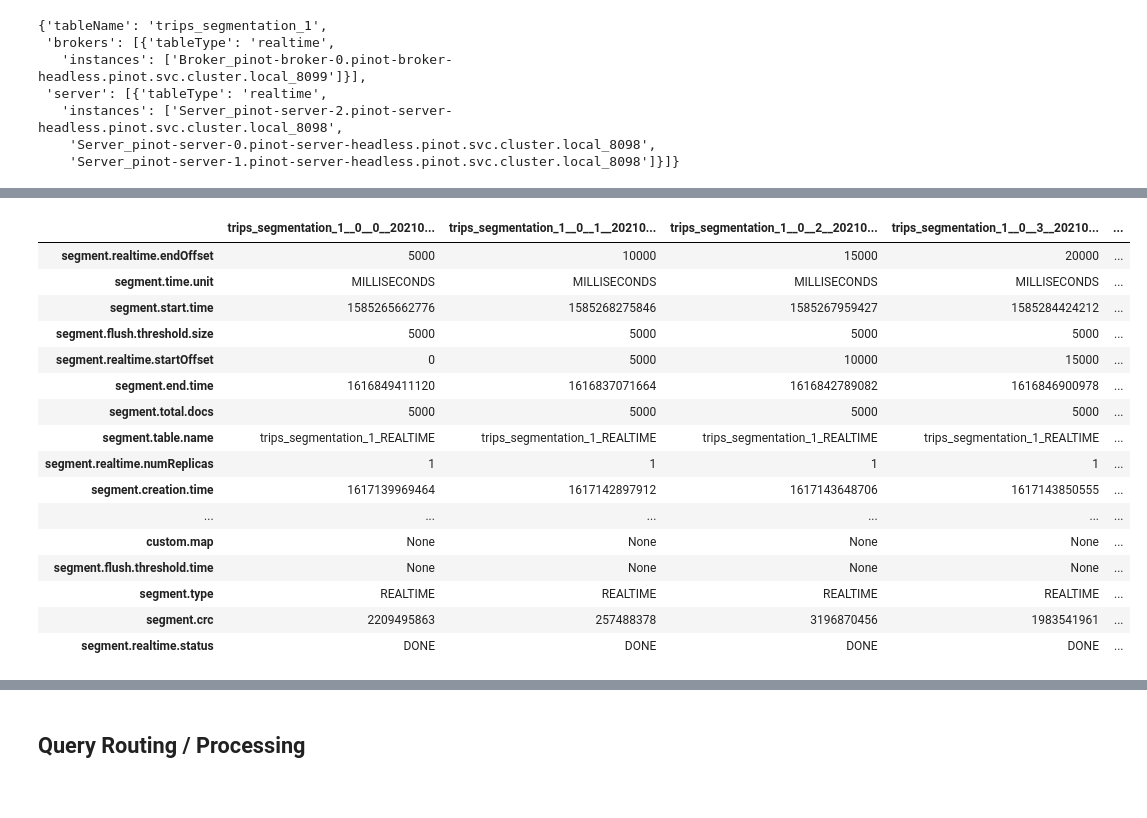
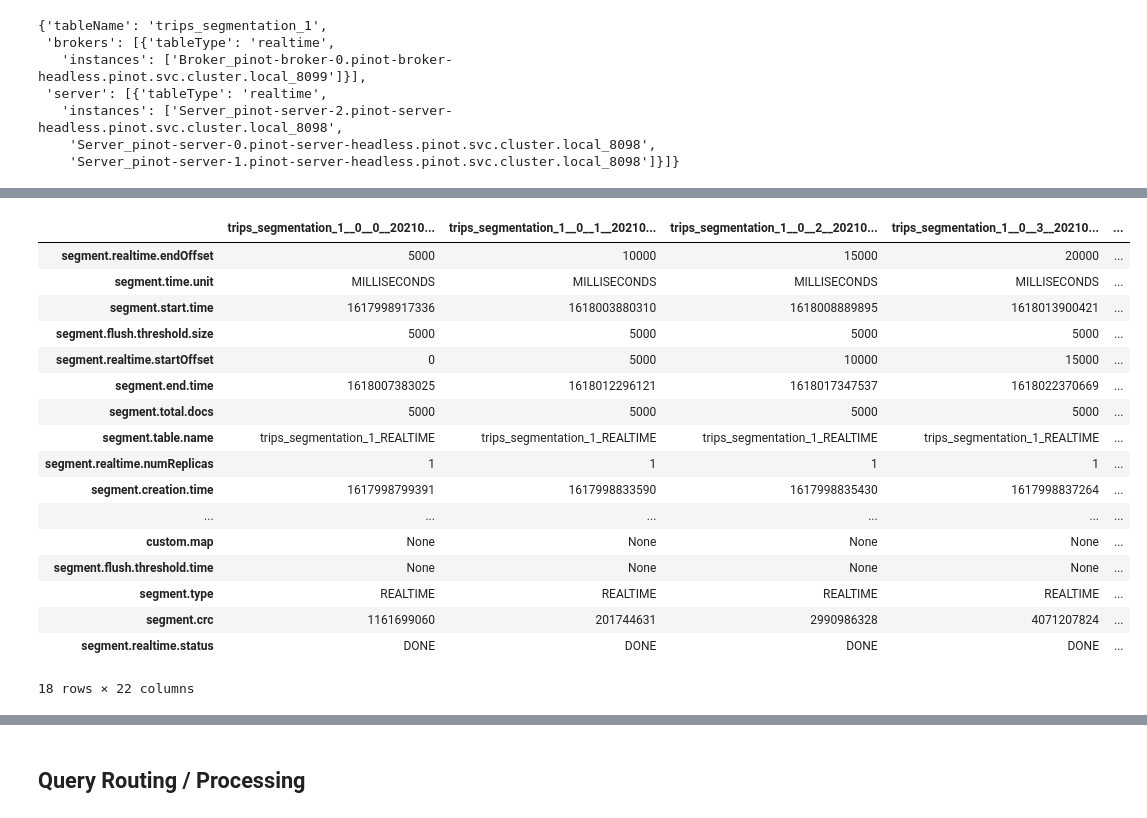
Before and after one commit to timebertt/adm-pinot, a Jupyter notebook: Segmentation.ipynb, the cells around one changed output, grey strips where cells are left out. Cells and saved outputs as stored; diff of their text form; code cells hidden in the pictures.

```diff
--- a/Segmentation.ipynb
+++ b/Segmentation.ipynb
@@ -109,5 +129,6 @@ requests.get('http://pinot-controller.pinot:9000/tables/trips_segmentation_1/ins
 # %%
 response = requests.get('http://pinot-controller.pinot:9000/segments/trips_segmentation_1').json()
-segments = response[0]['REALTIME']
-pd.DataFrame(segments, columns=['Segment Name'])
+segments_1 = response[0]['REALTIME']
+sort_by_ascending_ordinal(segments_1)
+pd.DataFrame(segments_1, columns=['trips_segmentation_1'])
 # %% [output]
@@ -124,26 +170,27 @@ pd.DataFrame(segments, columns=['Segment Name'])
 # %%
-segment_metadata = {}
+segment_metadata_1 = {}
 
-for segment in segments:
-    segment_metadata[segment] = requests.get(f'http://pinot-controller.pinot:9000/segments/trips_segmentation_1/{segment}/metadata').json()
+for segment in segments_1:
+    segment_metadata_1[segment] = requests.get(f'http://pinot-controller.pinot:9000/segments/trips_segmentation_1/{segment}/metadata').json()
 
-pd.DataFrame(segment_metadata)
+pd.DataFrame(segment_metadata_1)
 # %% [output]
 |  | trips_segmentation_1__0__0__20210... | trips_segmentation_1__0__1__20210... | trips_segmentation_1__0__2__20210... | trips_segmentation_1__0__3__20210... | ... |
 | segment.realtime.endOffset | 5000 | 10000 | 15000 | 20000 | ... |
 | segment.time.unit | MILLISECONDS | MILLISECONDS | MILLISECONDS | MILLISECONDS | ... |
-| segment.start.time | 1585265662776 | 1585268275846 | 1585267959427 | 1585284424212 | ... |
+| segment.start.time | 1617998917336 | 1618003880310 | 1618008889895 | 1618013900421 | ... |
 | segment.flush.threshold.size | 5000 | 5000 | 5000 | 5000 | ... |
 | segment.realtime.startOffset | 0 | 5000 | 10000 | 15000 | ... |
-| segment.end.time | 1616849411120 | 1616837071664 | 1616842789082 | 1616846900978 | ... |
+| segment.end.time | 1618007383025 | 1618012296121 | 1618017347537 | 1618022370669 | ... |
 | segment.total.docs | 5000 | 5000 | 5000 | 5000 | ... |
 | segment.table.name | trips_segmentation_1_REALTIME | trips_segmentation_1_REALTIME | trips_segmentation_1_REALTIME | trips_segmentation_1_REALTIME | ... |
 | segment.realtime.numReplicas | 1 | 1 | 1 | 1 | ... |
-| segment.creation.time | 1617139969464 | 1617142897912 | 1617143648706 | 1617143850555 | ... |
+| segment.creation.time | 1617998799391 | 1617998833590 | 1617998835430 | 1617998837264 | ... |
 | ... | ... | ... | ... | ... | ... |
 | custom.map | None | None | None | None | ... |
 | segment.flush.threshold.time | None | None | None | None | ... |
 | segment.type | REALTIME | REALTIME | REALTIME | REALTIME | ... |
-| segment.crc | 2209495863 | 257488378 | 3196870456 | 1983541961 | ... |
+| segment.crc | 1161699060 | 201744631 | 2990986328 | 4071207824 | ... |
 | segment.realtime.status | DONE | DONE | DONE | DONE | ... |
+18 rows × 22 columns
 # %%
```
Also changed, not shown: parts of 19 cells of this notebook, 1 other file.
